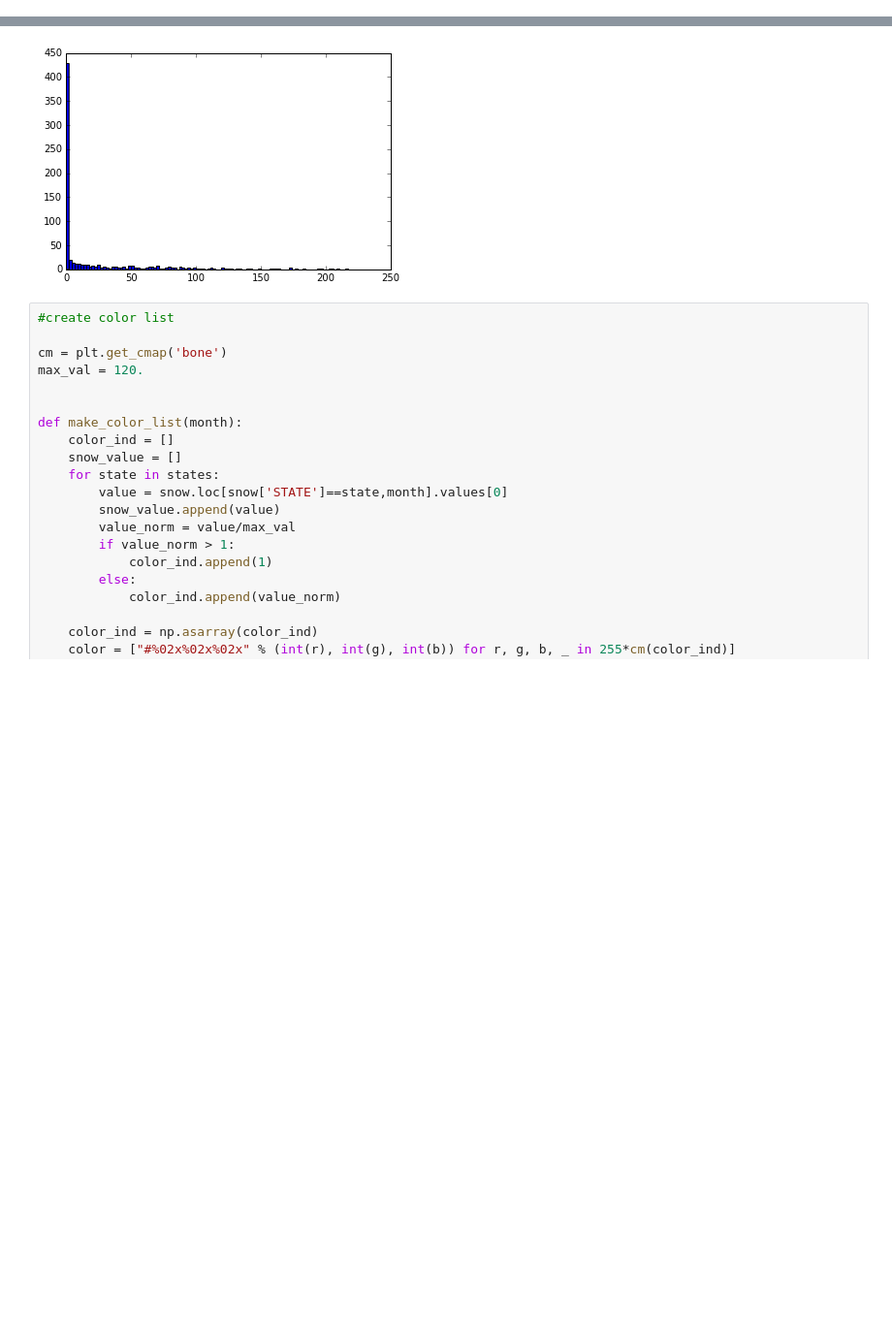
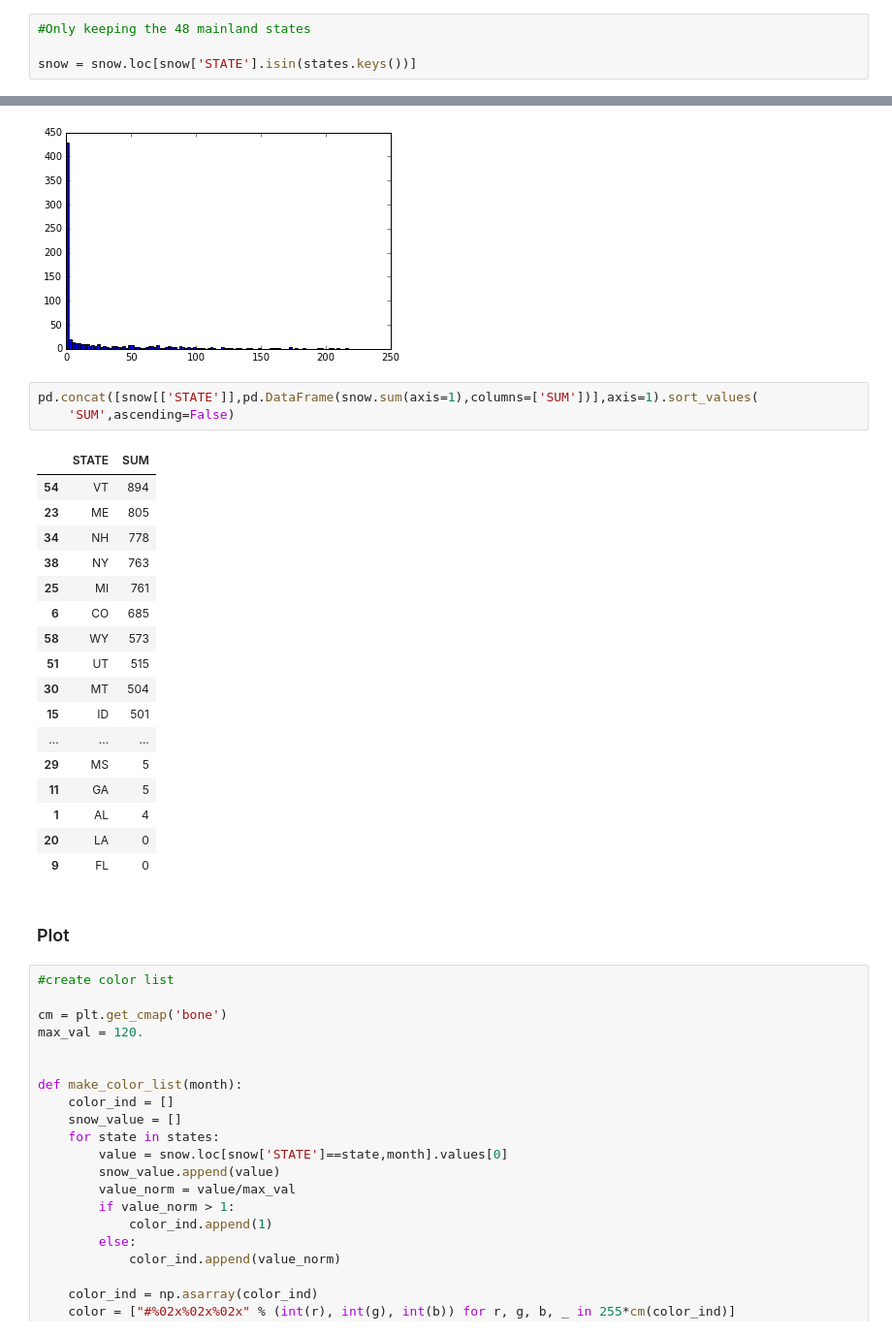
Before and after one commit to nnvutisa/weather, a Jupyter notebook: weather_plot.ipynb, the cells around one changed output, grey strips where cells are left out. Shown at 97% size. Drawn from its saved outputs; the diff is of its cells as text; blank space fills up the shorter version.

Commit message:
Finish snow page

```diff
--- a/weather_plot.ipynb
+++ b/weather_plot.ipynb
@@ -169,11 +169,38 @@ show(layout)
 ## Snowfall
 # %%
 snow = pd.read_csv('data/snow_state.csv')
+# %%
+#Only keeping the 48 mainland states
+
+snow = snow.loc[snow['STATE'].isin(states.keys())]
 # %%
 plt.hist(snow.iloc[:,1:].values.flatten(),bins=100)
 plt.show()
 # %% [output]
 [figure]
+# %%
+pd.concat([snow[['STATE']],pd.DataFrame(snow.sum(axis=1),columns=['SUM'])],axis=1).sort_values(
+    'SUM',ascending=False)
+# %% [output]
+|  | STATE | SUM |
+| 54 | VT | 894 |
+| 23 | ME | 805 |
+| 34 | NH | 778 |
+| 38 | NY | 763 |
+| 25 | MI | 761 |
+| 6 | CO | 685 |
+| 58 | WY | 573 |
+| 51 | UT | 515 |
+| 30 | MT | 504 |
+| 15 | ID | 501 |
+| ... | ... | ... |
+| 29 | MS | 5 |
+| 11 | GA | 5 |
+| 1 | AL | 4 |
+| 20 | LA | 0 |
+| 9 | FL | 0 |
+# %% [markdown]
+### Plot
 # %%
 #create color list
 
```
Also changed, not shown: 3 other files.
